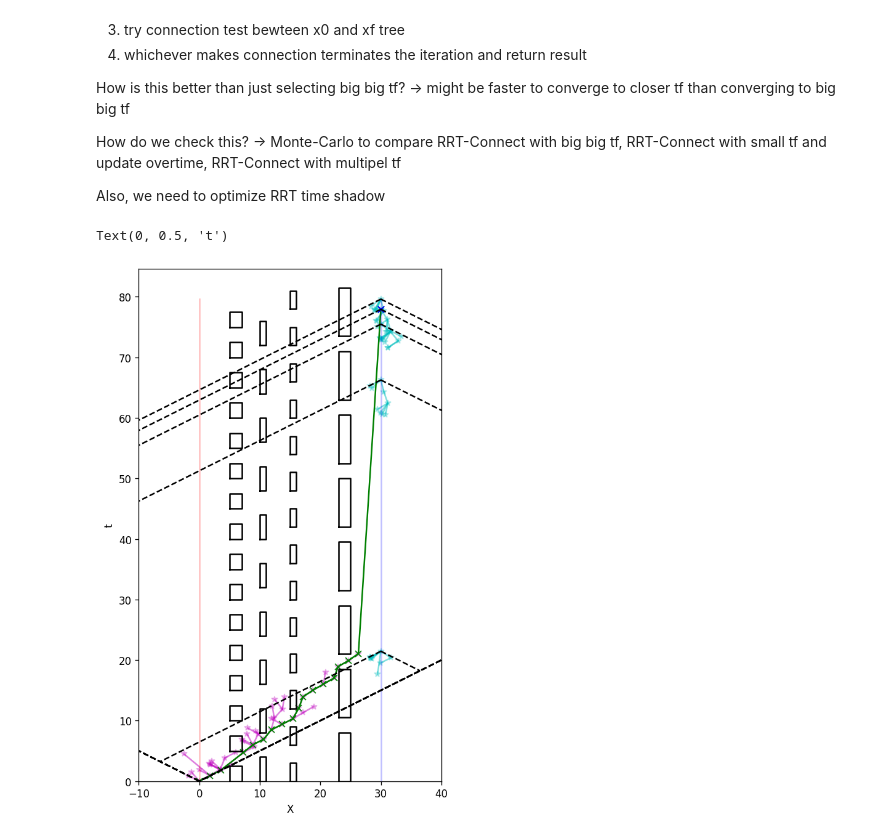
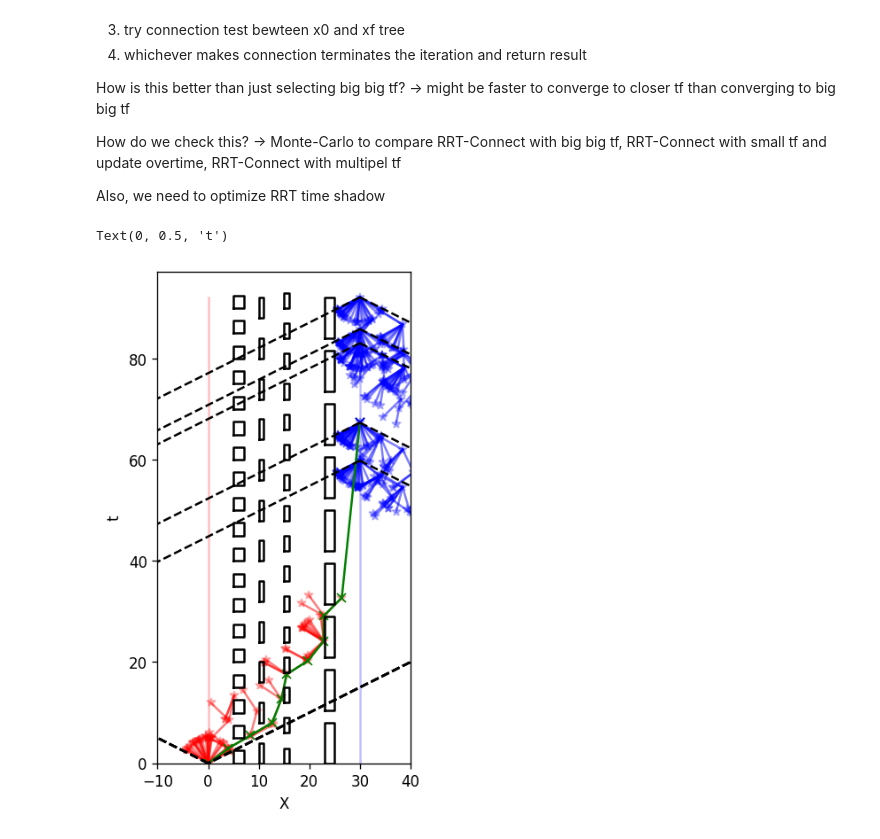
Before and after one commit to jeffersonkim97/cognis_UAM, a Jupyter notebook: script/Comparison/RRT_Variant_Animation.ipynb, the cells around one changed output. Cells and saved outputs as stored; diff of their text form; code cells hidden in the pictures.

```diff
--- a/script/Comparison/RRT_Variant_Animation.ipynb
+++ b/script/Comparison/RRT_Variant_Animation.ipynb
@@ -195,8 +196,8 @@ def extend(qclosest, q1, max_time):
         qnew = q1
     else:
         norm = np.sqrt(dx**2 + dt**2)
-        dxnorm = dx/norm*vmax
-        dtnorm = dt/norm*vmax
+        dxnorm = dx/norm*max_distance
+        dtnorm = dt/norm*max_distance
         qnew = [qclosest[0]+dxnorm, qclosest[1]+dtnorm]
     return qnew
 
@@ -660,8 +661,8 @@ def extend(qclosest, q1, max_time):
         qnew = q1
     else:
         norm = np.sqrt(dx**2 + dt**2)
-        dxnorm = dx/norm*vmax
-        dtnorm = dt/norm*vmax
+        dxnorm = dx/norm*max_distance
+        dtnorm = dt/norm*max_distance
         qnew = [qclosest[0]+dxnorm, qclosest[1]+dtnorm]
     return qnew
 
@@ -1410,18 +1201,18 @@ How do we check this?
 
 Also, we need to optimize RRT time shadow
 # %%
-fig = plt.figure(figsize=(9, 9), dpi=(1920/16))
+fig = plt.figure(figsize=(6, 6), dpi=(1920/16))
 ax = fig.subplots()
 # RRTConnect
 for rrtv in V_RRTCa:
-   plt.plot(rrtv[0], rrtv[1], 'm*', alpha=0.25)
+   plt.plot(rrtv[0], rrtv[1], 'r*', alpha=0.25)
 for rrte in E_RRTCa:
-    plt.plot([rrte[0][0], rrte[1][0]], [rrte[0][1], rrte[1][1]], 'm-', alpha=0.5)
+    plt.plot([rrte[0][0], rrte[1][0]], [rrte[0][1], rrte[1][1]], 'r-', alpha=0.5)
 for ii in range(n):
     for rrtv in V_RRTCb[str(ii)]:
-        plt.plot(rrtv[0], rrtv[1], 'c*', alpha=0.25)
+        plt.plot(rrtv[0], rrtv[1], 'b*', alpha=0.25)
     for rrte in E_RRTCb[str(ii)]:
-        plt.plot([rrte[0][0], rrte[1][0]], [rrte[0][1], rrte[1][1]], 'c-', alpha=0.5)
+        plt.plot([rrte[0][0], rrte[1][0]], [rrte[0][1], rrte[1][1]], 'b-', alpha=0.5)
 if final_path is not None:
     for pathi in final_path:
         plt.plot(pathi[0], pathi[1], 'gx')
@@ -1437,34 +1228,34 @@ for i in range(len(xobs)):
     for j in range(obs_number):
         this_obstacle = time_block_obstacle(xobs[i], obs_vec[i], j)
         plt.plot(*this_obstacle.exterior.xy, 'k')
 
 # Initial/Final
 plt.plot([x0, x0], [0, maxTf], 'r-', alpha=0.25)
 plt.plot([xf, xf], [0, maxTf], 'b-', alpha=0.25)
 for ii in range(n):
     plt.plot(xf, tf, 'xb', alpha=0.5)
 
 # ST-Bound
 for ii in range(n):
     tfi = tfSelection[ii]
     point1 = [x0, 0]
     point2 = [xf, tfi]
     point3 = [-vmax/2*(tfi - 1/vmax*(xf+x0)), -1/vmax*(-vmax/2*(tfi - 1/vmax*(xf+x0)))+x0/vmax]
     point4 = [vmax/2*(tfi + 1/vmax*(xf+x0)), 1/vmax*(vmax/2*(tfi + 1/vmax*(xf+x0))) - x0/vmax]
     plt.plot([point1[0], point3[0]], [point1[1], point3[1]], '--k')
     plt.plot([point2[0], point3[0]], [point2[1], point3[1]], '--k')
     plt.plot([point2[0], point4[0]], [point2[1], point4[1]], '--k')
     plt.plot([point4[0], point1[0]], [point4[1], point1[1]], '--k')
 
 # Plot Limits
 ax.axis('square')
 plt.xlim(x0-10, xf+10)
 plt.ylim(0, maxTf+5)
 plt.xlabel('X')
 plt.ylabel('t')
 # %% [output]
 Text(0, 0.5, 't')
-[figure, old version]
+[figure, new version]
 # %%
 figure, ax = plt.subplots(figsize=(9, 9), dpi=(1920/16))
 plt.clf()
```
Also changed, not shown: parts of 4 cells of this notebook, 4 other files.
